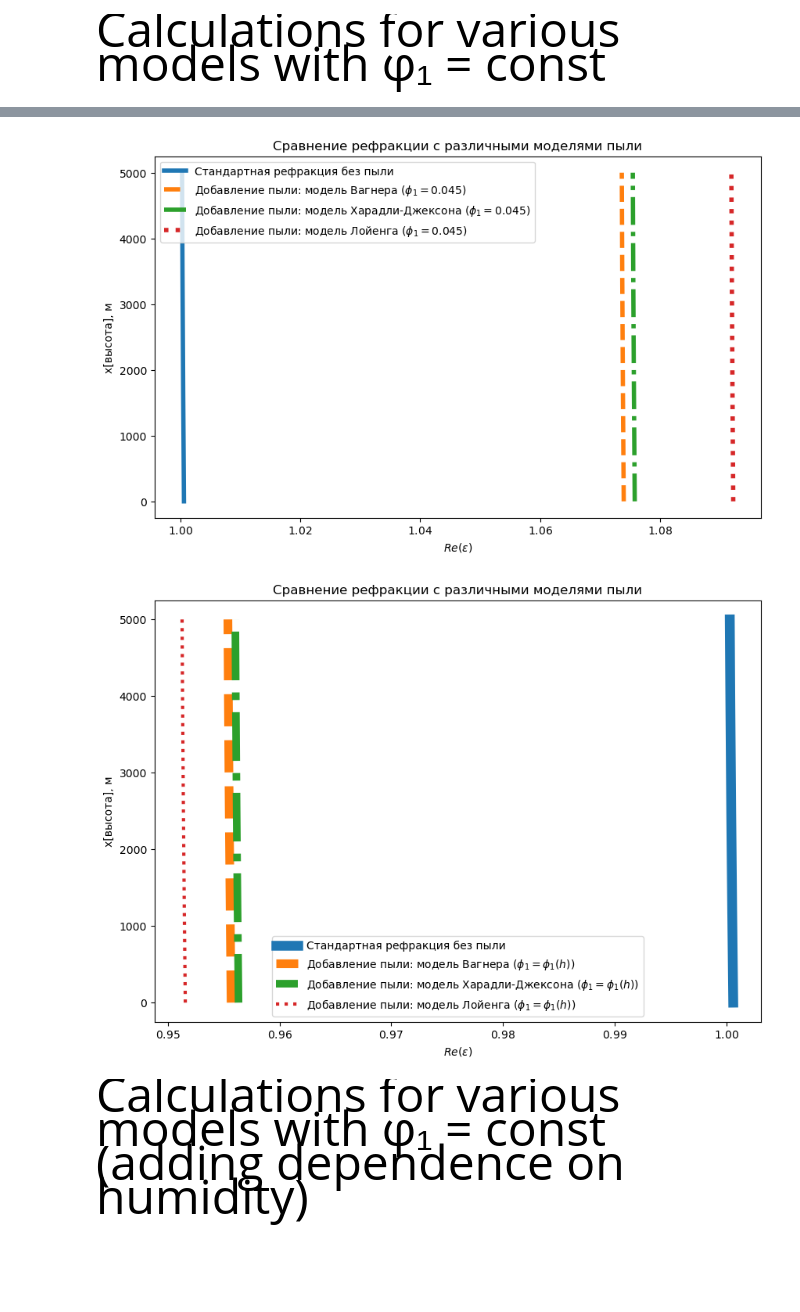
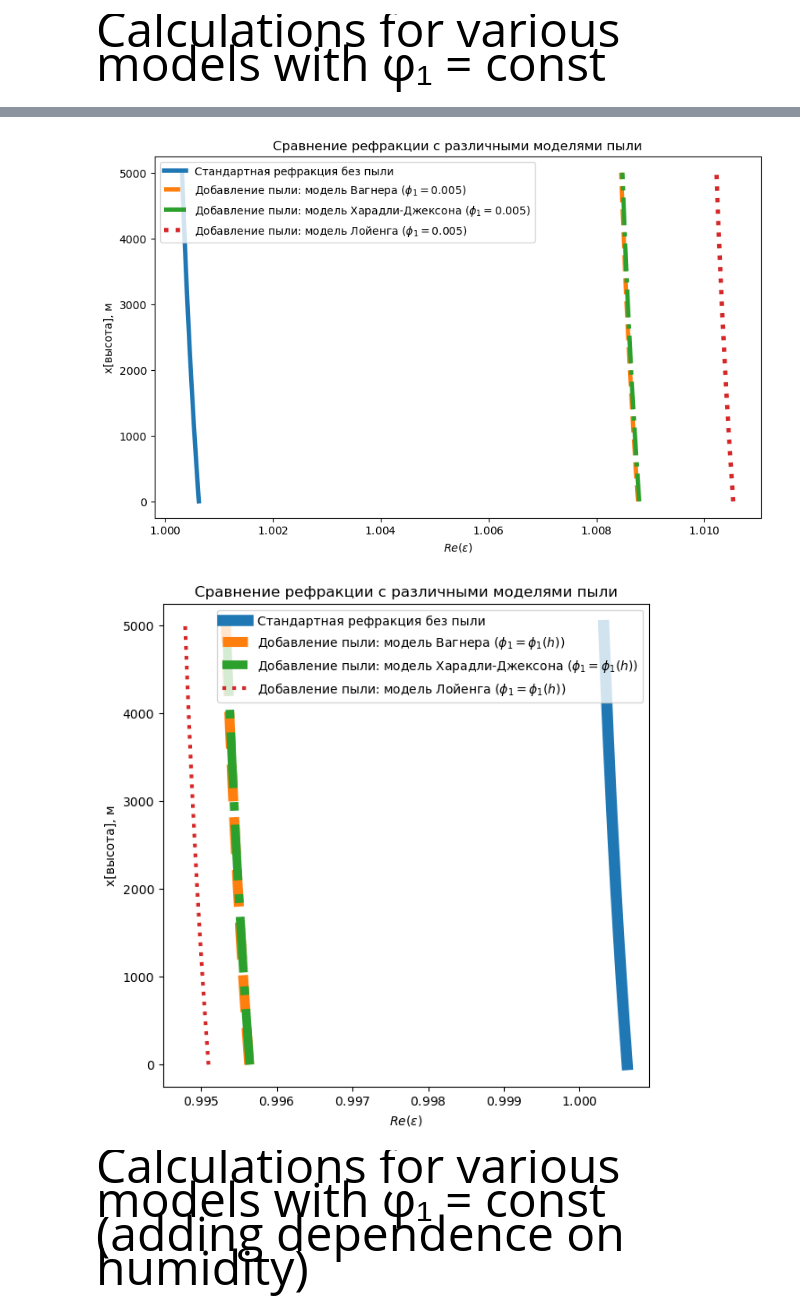
Before and after one commit to Margo-10/pe_radiowaves, a Jupyter notebook: pe_radiowaves.ipynb, the cells around one changed output, grey strips where cells are left out. Cells and saved outputs as stored; diff of their text form; code cells hidden in the pictures; blank space fills up the shorter version.

```diff
--- a/pe_radiowaves.ipynb
+++ b/pe_radiowaves.ipynb
@@ -27,7 +27,7 @@ eps_l_real = [0]*(H_max*coeff+1)
 eps_w_complex = [0]*(H_max*coeff+1)
 eps_kj_complex =[0]*(H_max*coeff+1)
 eps_l_complex = [0]*(H_max*coeff+1)
-phi_1 = 0.045
+phi_1 = 0.005
 eps_1= 4.56 + cmath.sqrt(-1)*0.251
 # %%
 for i in range(H_max*coeff+1):
@@ -145,31 +145,31 @@ plt.legend()
 
 plt.show()
 # %% [output]
-[figure, old version]
+[figure, new version]
 # %%
-plt.figure(figsize=(10, 7))
+plt.figure(figsize=(7, 7))
 
 # Первый график
 plt.plot(eps_0, h, linestyle='-', linewidth='9', label='Стандартная рефракция без пыли')
 
 # Второй график
 plt.plot(eps_w_complex, h, linestyle='--', linewidth='8',  label='Добавление пыли: модель Вагнера ($\phi_1 = \phi_1(h) $)')
 
 # Третий график
 plt.plot(eps_kj_complex, h, linestyle='-.', linewidth='7',  label='Добавление пыли: модель Харадли-Джексона ($\phi_1 = \phi_1(h) $)')
 
 # Четвертый график
 plt.plot(eps_l_complex, h, linestyle=':', linewidth='3', label='Добавление пыли: модель Лойенга ($\phi_1 = \phi_1(h) $)')
 
 plt.xlabel('$Re(ε)$')
 plt.ylabel('x[высота], м')
 plt.title('Сравнение рефракции с различными моделями пыли')
 plt.ticklabel_format(style='scientific', axis='x', useMathText=True, useOffset=False)
 plt.legend()
 
 plt.show()
 # %% [output]
-[figure, old version]
+[figure, new version]
 # %% [markdown]
 
 <span style="font-size: 48px;">Calculations for various models with φ₁ = const (adding dependence on humidity)</span>
```
Also changed, not shown: parts of 9 cells of this notebook.
